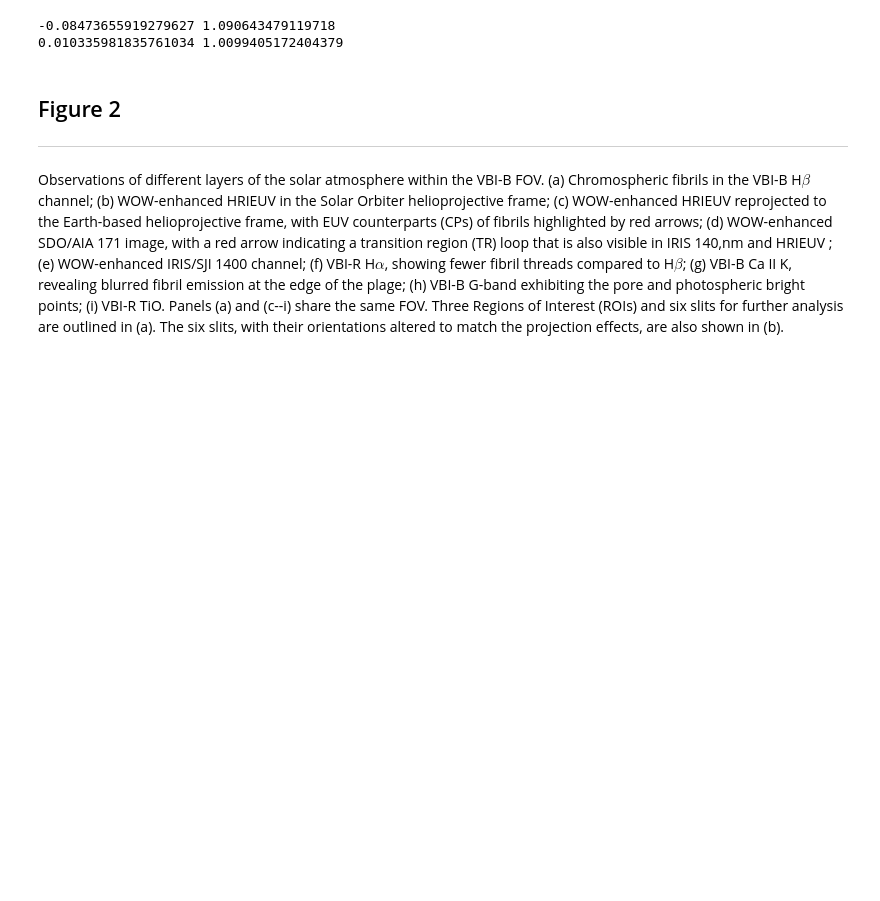
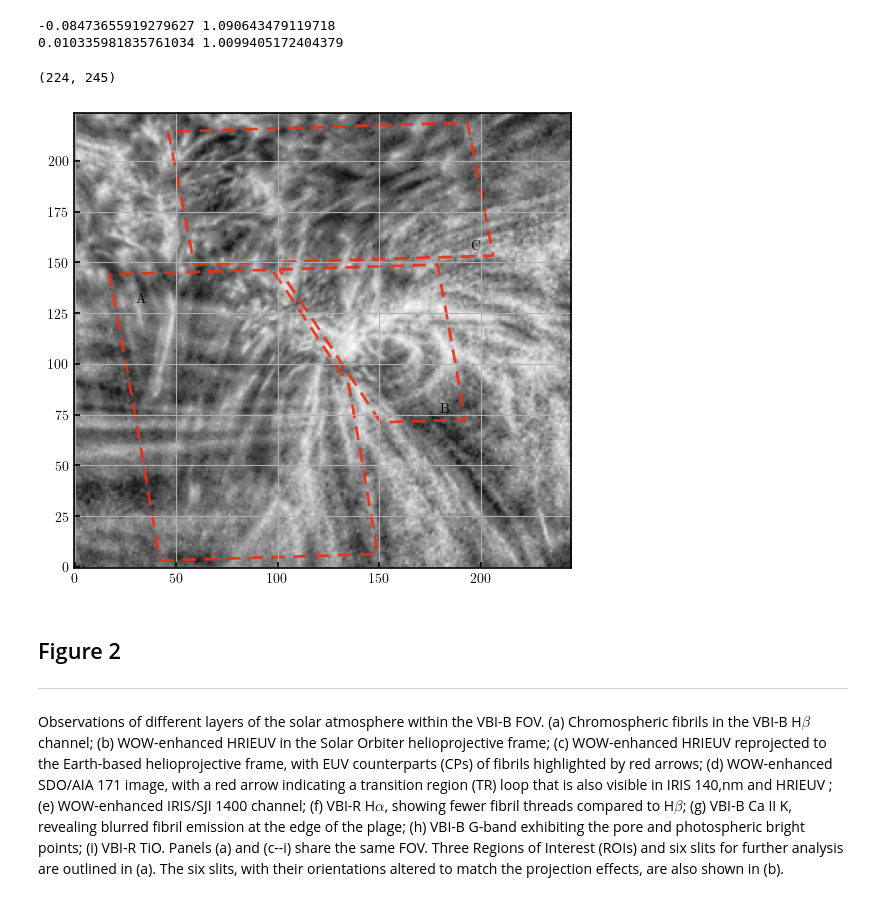
Before and after one commit to yjzhu-solar/DKIST_SolO_Fibril, a Jupyter notebook: ipynb/ms_plot/all_channel_layout.ipynb, the cells around one changed output. Saved outputs shown, nothing was run; the diff lists cells and outputs as text; code cells hidden in the pictures; blank space fills up the shorter version.

```diff
--- a/ipynb/ms_plot/all_channel_layout.ipynb
+++ b/ipynb/ms_plot/all_channel_layout.ipynb
@@ -326,6 +290,56 @@ print(np.nanpercentile(Halpha_pr_set[Halpha_index_], 1), np.nanpercentile(Halpha
 # %% [output]
 -0.08473655919279627 1.090643479119718
 0.010335981835761034 1.0099405172404379
+# %%
+def convert_verts(verts, wcs1, wcs2, n_points = 30, heights=0*u.Mm):
+    x_all = []
+    y_all = []
+    for ii in range(verts.shape[0]):
+        x_ = np.linspace(verts[ii,0], verts[(ii+1)%verts.shape[0],0], n_points)
+        y_ = np.linspace(verts[ii,1], verts[(ii+1)%verts.shape[0],1], n_points)
+        coords_ = wcs1.pixel_to_world(x_, y_)
+        x_new, y_new = wcs2.world_to_pixel(coords_)
+        x_all.append(x_new)
+        y_all.append(y_new)
+
+
+    x_all = np.concatenate(x_all)
+    y_all = np.concatenate(y_all)
+
+    verts_new = np.array([x_all, y_all]).T
+
+    return verts_new
+# %%
+hri_pr_noproj_array[hrieuv_index_].shape
+# %% [output]
+(224, 245)
+# %%
+plt.close("all")
+with plt.rc_context(ms_style_dict):
+    fig = plt.figure(layout="constrained")
+    ax = fig.add_subplot()
+    ax.imshow(hri_pr_noproj_array[hrieuv_index_], cmap="Greys_r",
+    origin="lower")
+
+    for verts_ in (roiA_verts, roiB_verts, roiC_verts):
+        with propagate_with_solar_surface():
+            verts_new_ = convert_verts(verts_, wcs1=target_wcs, wcs2=hrieuv_noproj_wcs)
+        poly_ = Polygon(
+            verts_new_, closed=True,
+            facecolor='none',
+            edgecolor='#E83015', lw=2,
+            ls=(0,(5,3)), alpha=0.9,
+            joinstyle='round',
+        )
+
+        ax.add_patch(poly_)
+    ax.grid("on")
+    ax.text(30, 135, "A", ha="left", va="top")
+    ax.text(185, 75, "B", ha="right", va="bottom")
+    ax.text(200, 155, "C", ha="right", va="bottom")
+    plt.show()
+# %% [output]
+[figure, added]
 # %% [markdown]
 ## Figure 2
 ---
```
Also changed, not shown: parts of 7 cells of this notebook, 22 other files.
